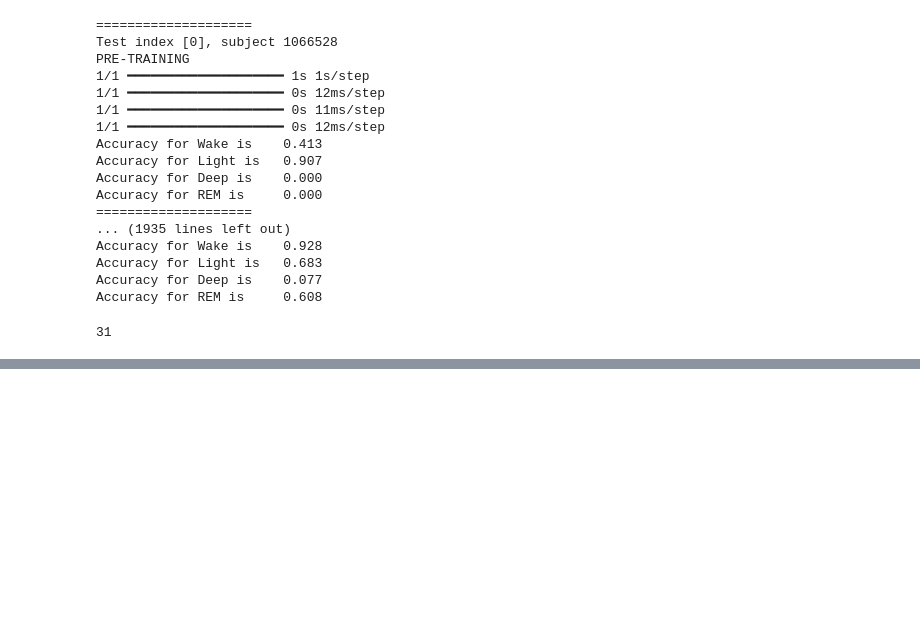
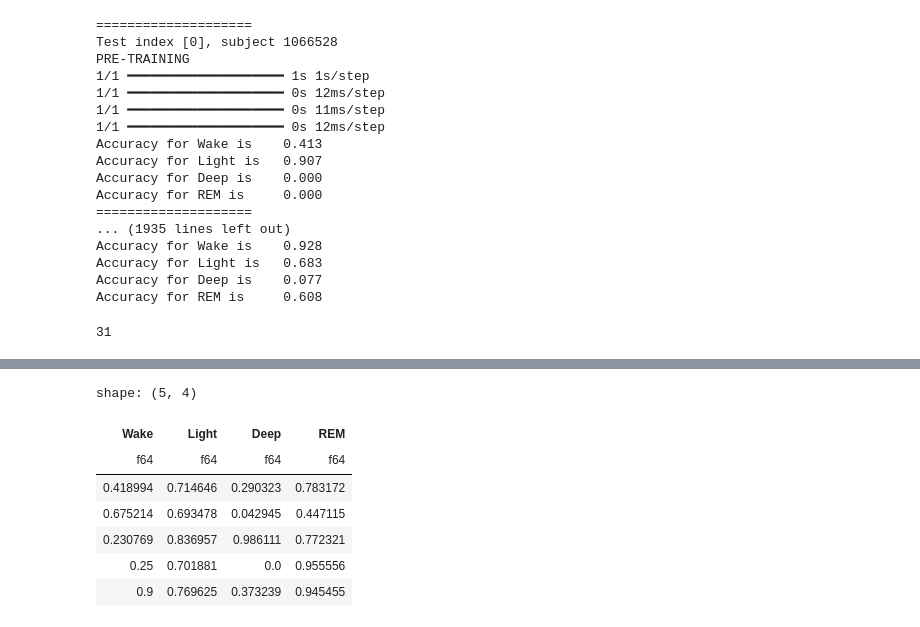
Before and after one commit to ftavella/pisces, a Jupyter notebook: analyses/train_mo.ipynb, the cells around one changed output, grey strips where cells are left out. Saved outputs shown, nothing was run; the diff lists cells and outputs as text; code cells hidden in the pictures; blank space fills up the shorter version.

```diff
--- a/analyses/train_mo.ipynb
+++ b/analyses/train_mo.ipynb
@@ -263,0 +281,11 @@ plt.plot([0, 1], [0, 1], linestyle="--")
+# %%
+acc_df.head()
+# %% [output]
+shape: (5, 4)
+| Wake | Light | Deep | REM |
+| f64 | f64 | f64 | f64 |
+| 0.418994 | 0.714646 | 0.290323 | 0.783172 |
+| 0.675214 | 0.693478 | 0.042945 | 0.447115 |
+| 0.230769 | 0.836957 | 0.986111 | 0.772321 |
+| 0.25 | 0.701881 | 0.0 | 0.955556 |
+| 0.9 | 0.769625 | 0.373239 | 0.945455 |
```
Also changed, not shown: parts of 9 cells of this notebook.
